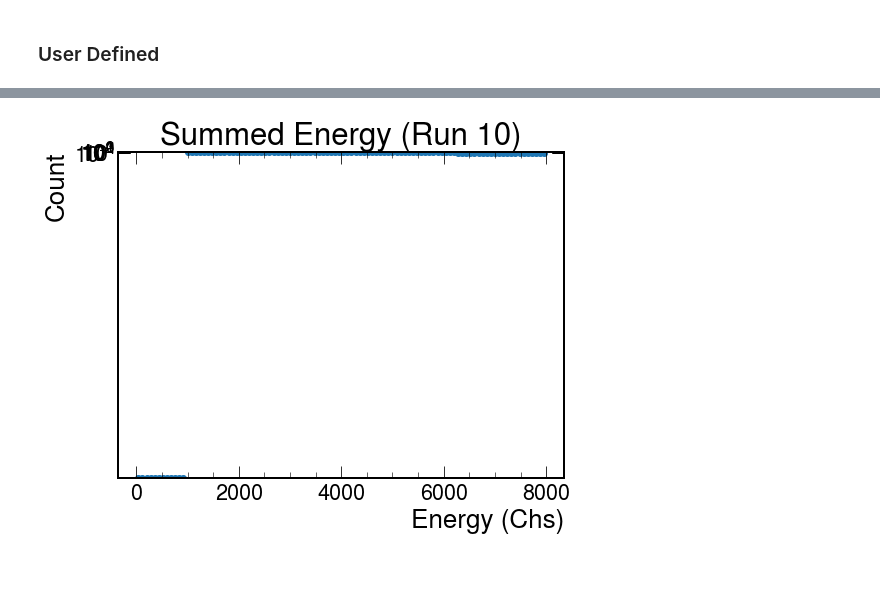
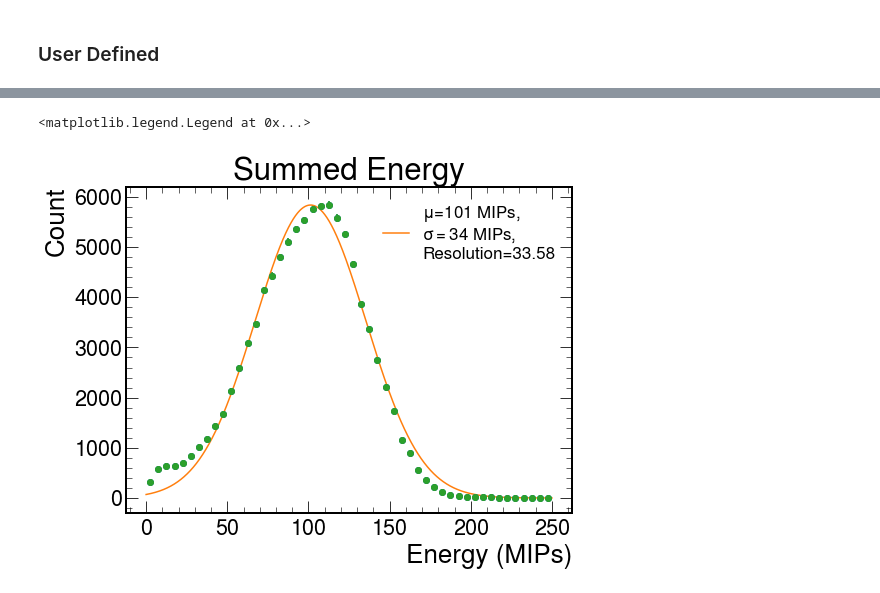
Before and after one commit to sebouh137/beamtest_plots, a Jupyter notebook: Prototype Analysis.ipynb, the cells around one changed output, grey strips where cells are left out. Drawn from its saved outputs; the diff is of its cells as text; code cells hidden in the pictures.

```diff
--- a/Prototype Analysis.ipynb
+++ b/Prototype Analysis.ipynb
@@ -10,8 +10,9 @@ plt.style.use(hep.style.ROOT)
 # %% [markdown]
 ### User Defined
 # %%
-ptrigDF = pd.read_pickle(r'./COSMIC_LG50_HG63_4k_R35.pkl')
+ptrigDF = pd.read_pickle(r'./PTRIG_LG50_HG63_8k_R37.pkl')
 df = pd.read_pickle(r'./BEAM_LG50_HG63_8k_R36.pkl')
+ADCmult = 2
 # %%
 fig, axs=plt.subplots(4, 10, figsize=(0.5*len(ptrigDF.columns),15),sharey=True,sharex=True)
 i=0
@@ -24,32 +25,33 @@ def gauss(x, *p):
 
 
 for i in range(round(len(ptrigDF.columns)/2)):
+    if i%4 == 0:
+        print(i/4)
     plt.sca(axs[i%4][i//4])
 
     plt.rcParams['figure.facecolor']='white'
     plt.rcParams['savefig.facecolor']='white'
     plt.rcParams['savefig.bbox']='tight'
-    hist, bin_edges = np.histogram(np.array(getattr(ptrigDF,"Ch_{}_LG".format("{:02d}".format(i)))),range=(0,160),bins=160)
+    hist, bin_edges = np.histogram(np.array(getattr(ptrigDF,"Ch_{}_LG".format("{:02d}".format(i)))),range=(0,100),bins=100)
 
     bin_centres = (bin_edges[:-1] + bin_edges[1:])/2
 
 
-    p0 = [200., 65., 3.]
+    p0 = [max(hist), sum(getattr(ptrigDF,"Ch_{}_LG".format("{:02d}".format(i))))/len(getattr(ptrigDF,"Ch_{}_LG".format("{:02d}".format(i)))), 3.]
     coeff, var_matrix = curve_fit(gauss, bin_centres, hist, p0=p0)
-    hist_fit = gauss(np.linspace(0,160,5000), *coeff)
+    hist_fit = gauss(np.linspace(0,100,5000), *coeff)
     plt.errorbar(bin_centres, y=hist, yerr=np.sqrt(hist),fmt='o')
-    plt.plot(np.linspace(0,160,5000), hist_fit, label='$\mu$=%2.0f Chs, \n$\sigma=$%2.0f Chs'%(coeff[1],abs(coeff[2])))
+    plt.plot(np.linspace(0,100,5000), hist_fit, label='$\mu$=%2.0f Chs, \n$\sigma=$%2.0f Chs'%(coeff[1],abs(coeff[2])))
 
     pedMeans.append(coeff[1])
 
     pedStds.append(abs(coeff[2]))
     #print('Resolution = %2.1f '%(100*coeff[2]/coeff[1]))
 
-    plt.xlabel("Channels")
+    plt.xlabel("ADC Units")
     plt.ylabel("Counts")
 
-    plt.title("Ch {}".format("{:02d}".format(i)))
+    plt.title("LG Ch {}".format("{:02d}".format(i)))
     plt.tight_layout()
     plt.legend(fontsize=17,loc='upper right')
-print(pedMeans)
 # %% [output]
@@ -132,28 +300,26 @@ NameError: name 'timeStamps' is not defined
 # %%
 fig = plt.figure( figsize=(8, 6))
 plt.rcParams['figure.facecolor']='white'
 plt.rcParams['savefig.facecolor']='white'
 plt.rcParams['savefig.bbox']='tight'
 #print(totAllChs)
-ch = 4
-maxE = 8000
-cut_primary = df["Ch_{}_LG".format("{:02d}".format(ch))] >= 1000
-
-
-hist, bin_edges = np.histogram(np.array(getattr(df,"Ch_{}_LG".format("{:02d}".format(ch))))[cut_primary],bins=100, range=(0,maxE))
+maxE = 125*ADCmult
+hist, bin_edges = np.histogram(np.array(totAllChs),bins=50, range=(0,maxE))
 bin_centres = (bin_edges[:-1] + bin_edges[1:])/2
 
-#p0 = [15000., 70, 20.]
-#coeff, var_matrix = curve_fit(gauss, bin_centres, hist, p0=p0)
-#hist_fit = gauss(np.linspace(0,maxE,5000), *coeff)
-#plt.errorbar(bin_centres, y=hist, yerr=np.sqrt(hist),fmt='o')
-#plt.plot(np.linspace(0,maxE,5000), hist_fit, label='$\mu$=%2.0f Chs, \n$\sigma=$%2.0f Chs'%(coeff[1],abs(coeff[2])))
-#plt.errorbar(bin_centres, y=hist, yerr=np.sqrt(hist),fmt='o')
-plt.scatter(bin_centres, hist)
-plt.xlabel('Energy (Chs)')
+p0 = [6000., 80., 50.]
+coeff, var_matrix = curve_fit(gauss, bin_centres, hist, p0=p0)
+hist_fit = gauss(np.linspace(0,maxE,5000), *coeff)
+plt.errorbar(bin_centres, y=hist, yerr=np.sqrt(hist),fmt='o')
+res = 100*abs(coeff[2])/coeff[1]
+plt.plot(np.linspace(0,maxE,5000), hist_fit, label='$\mu$=%2.0f MIPs, \n$\sigma=$%2.0f MIPs, \nResolution=%2.2f'%(coeff[1],abs(coeff[2]),res))
+plt.errorbar(bin_centres, y=hist, yerr=np.sqrt(hist),fmt='o')
+#plt.scatter(bin_centres,hist)
+plt.xlabel('Energy (MIPs)')
 plt.ylabel('Count')
-plt.ylim(0,25000)
-plt.title("Summed Energy (Run 10)")
+#plt.ylim(0,9000)
+plt.title("Summed Energy")
 plt.legend(fontsize=17,loc='upper right')
 # %% [output]
+<matplotlib.legend.Legend at 0x...>
-[figure, old version]
+[figure, new version]
```
Also changed, not shown: parts of 14 cells of this notebook.
